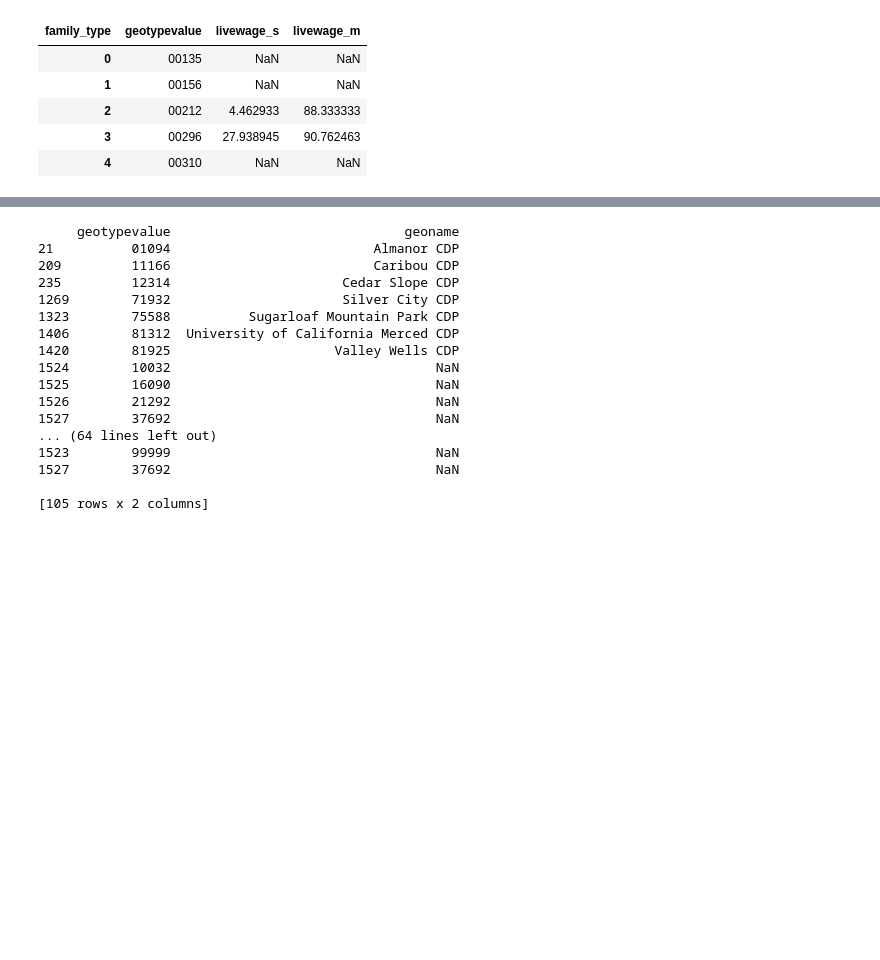
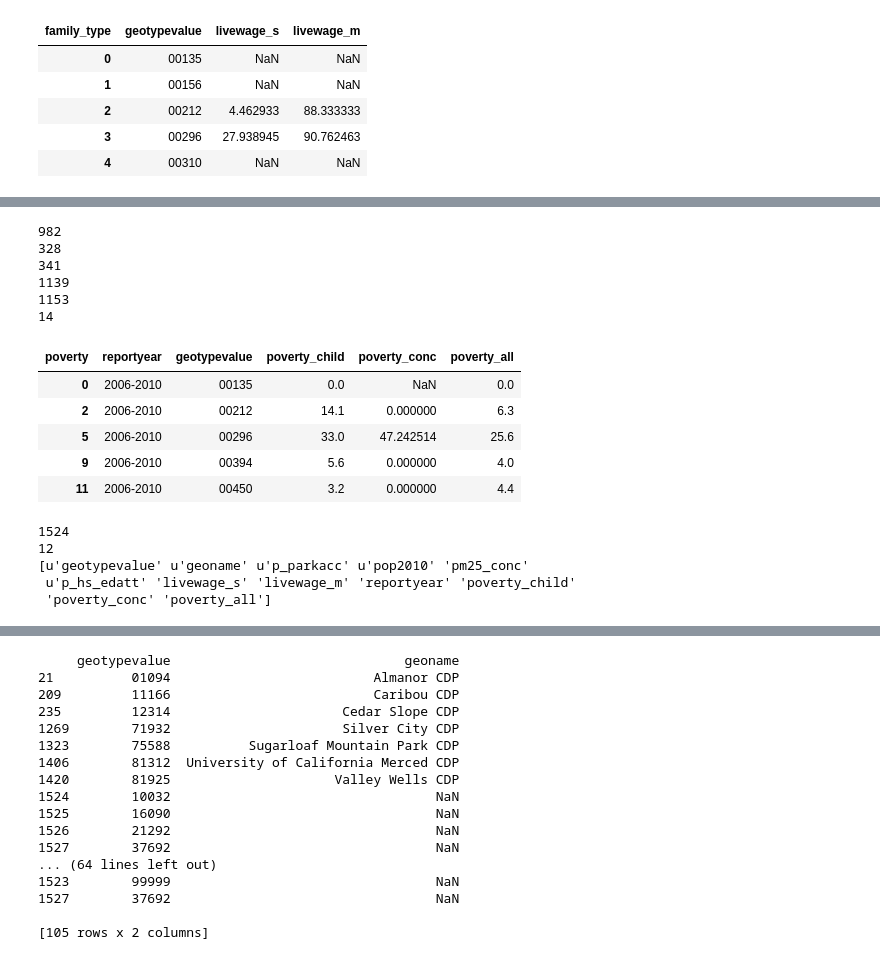
Before and after one commit to crsalviati/CA_Housing, a Jupyter notebook: Data_Build.ipynb, the cells around one changed output, grey strips where cells are left out. Saved outputs shown, nothing was run; the diff lists cells and outputs as text; code cells hidden in the pictures; blank space fills up the shorter version.

```diff
--- a/Data_Build.ipynb
+++ b/Data_Build.ipynb
@@ -534,0 +546,9 @@ temp.head(5)
+# %%
+#Read in HCI file for Poverty Rate
+tempurl = 'https://github.com/crsalviati/CA_Housing/raw/master/Raw_Data/HCI_PovertyRate_754_CT_PL_CO_RE_CA_1-22-14.xlsx'
+temp = pd.read_excel(tempurl, sheetname=0, converters={'geotypevalue':str,'county_fips':str})
+temp.columns = [x.lower() for x in temp.columns]
+print temp.shape[0]
+print temp.geotype.unique()
+print temp.reportyear.unique()
+print temp.columns.values
@@ -534,0 +564,45 @@ temp.head(5)
+# %%
+#Keep Place level data for all race, explore years available, limit to fields of interest, reshape data
+temp = temp[(temp.geotype=="PL") & (temp.race_eth_code == 9)]
+temp = temp[['geotypevalue', 'reportyear', 'poverty', 'percent']]
+#temp = temp.pivot(index='geotypevalue', columns='poverty', values='percent')
+temp = pd.pivot_table(temp, index=['geotypevalue', 'reportyear'], columns='poverty', values='percent')
+temp.rename(columns={'Child':'poverty_child'},inplace =True)
+temp.rename(columns={'Concentrated':'poverty_conc'},inplace =True)
+temp.rename(columns={'Overall':'poverty_all'},inplace =True)
+temp.reset_index(level=0, inplace=True)
+temp.reset_index(level=0, inplace=True)
+print temp.poverty_all[temp.reportyear == '2000'].count()
+print temp.poverty_all[temp.reportyear == '2005-2007'].count()
+print temp.poverty_all[temp.reportyear == '2008-2010'].count()
+print temp.poverty_all[temp.reportyear == '2006-2010'].count()
+temp = temp[temp.reportyear=="2006-2010"]
+del temp['reportyear']
+print temp.shape[0]
+print temp.poverty_all.isnull().sum()
+temp.head(5)
+# %% [output]
+982
+328
+341
+1139
+1153
+14
+| poverty | reportyear | geotypevalue | poverty_child | poverty_conc | poverty_all |
+| 0 | 2006-2010 | 00135 | 0.0 | NaN | 0.0 |
+| 2 | 2006-2010 | 00212 | 14.1 | 0.000000 | 6.3 |
+| 5 | 2006-2010 | 00296 | 33.0 | 47.242514 | 25.6 |
+| 9 | 2006-2010 | 00394 | 5.6 | 0.000000 | 4.0 |
+| 11 | 2006-2010 | 00450 | 3.2 | 0.000000 | 4.4 |
+# %%
+#Merge onto combined HCI df
+hci = pd.merge(hci, temp, on='geotypevalue', how='outer')
+print hci.shape[0]
+print hci.shape[1]
+print hci.columns.values
+# %% [output]
+1524
+12
+[u'geotypevalue' u'geoname' u'p_parkacc' u'pop2010' 'pm25_conc'
+ u'p_hs_edatt' 'livewage_s' 'livewage_m' 'reportyear' 'poverty_child'
+ 'poverty_conc' 'poverty_all']
```
Also changed, not shown: parts of 6 cells of this notebook, 2 other files.
